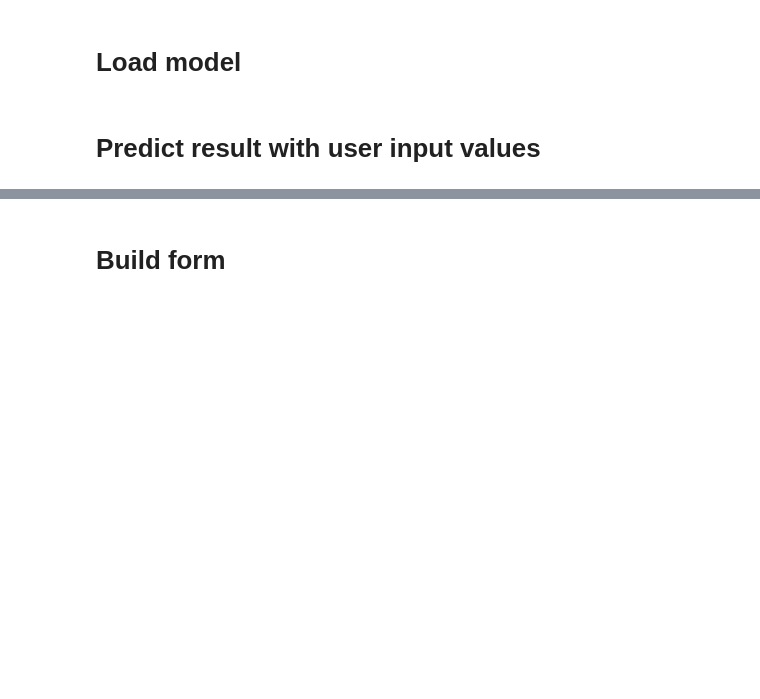
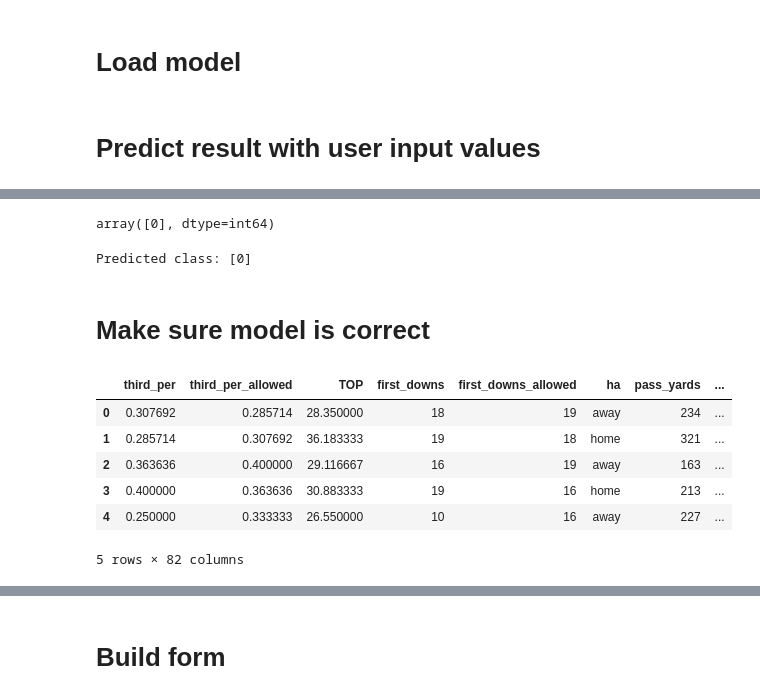
Before and after one commit to mynameisjohnn/nfl_dashboard, a Jupyter notebook: build_dataframe.ipynb, the cells around one changed output, grey strips where cells are left out. Saved outputs shown, nothing was run; the diff lists cells and outputs as text; code cells hidden in the pictures; blank space fills up the shorter version.

```diff
--- a/build_dataframe.ipynb
+++ b/build_dataframe.ipynb
@@ -113,0 +71,20 @@ new_df = default_df.copy()
+# %%
+encoded_prediction
+# %% [output]
+array([0], dtype=int64)
+# %%
+print(f"Predicted class: {encoded_prediction}")
+# %% [output]
+Predicted class: [0]
+# %% [markdown]
+# Make sure model is correct
+# %%
+feature_df.head()
+# %% [output]
+|  | third_per | third_per_allowed | TOP | first_downs | first_downs_allowed | ha | pass_yards | ... |
+| 0 | 0.307692 | 0.285714 | 28.350000 | 18 | 19 | away | 234 | ... |
+| 1 | 0.285714 | 0.307692 | 36.183333 | 19 | 18 | home | 321 | ... |
+| 2 | 0.363636 | 0.400000 | 29.116667 | 16 | 19 | away | 163 | ... |
+| 3 | 0.400000 | 0.363636 | 30.883333 | 19 | 16 | home | 213 | ... |
+| 4 | 0.250000 | 0.333333 | 26.550000 | 10 | 16 | away | 227 | ... |
+5 rows × 82 columns
```
Also changed, not shown: parts of 25 cells of this notebook, 6 other files.
